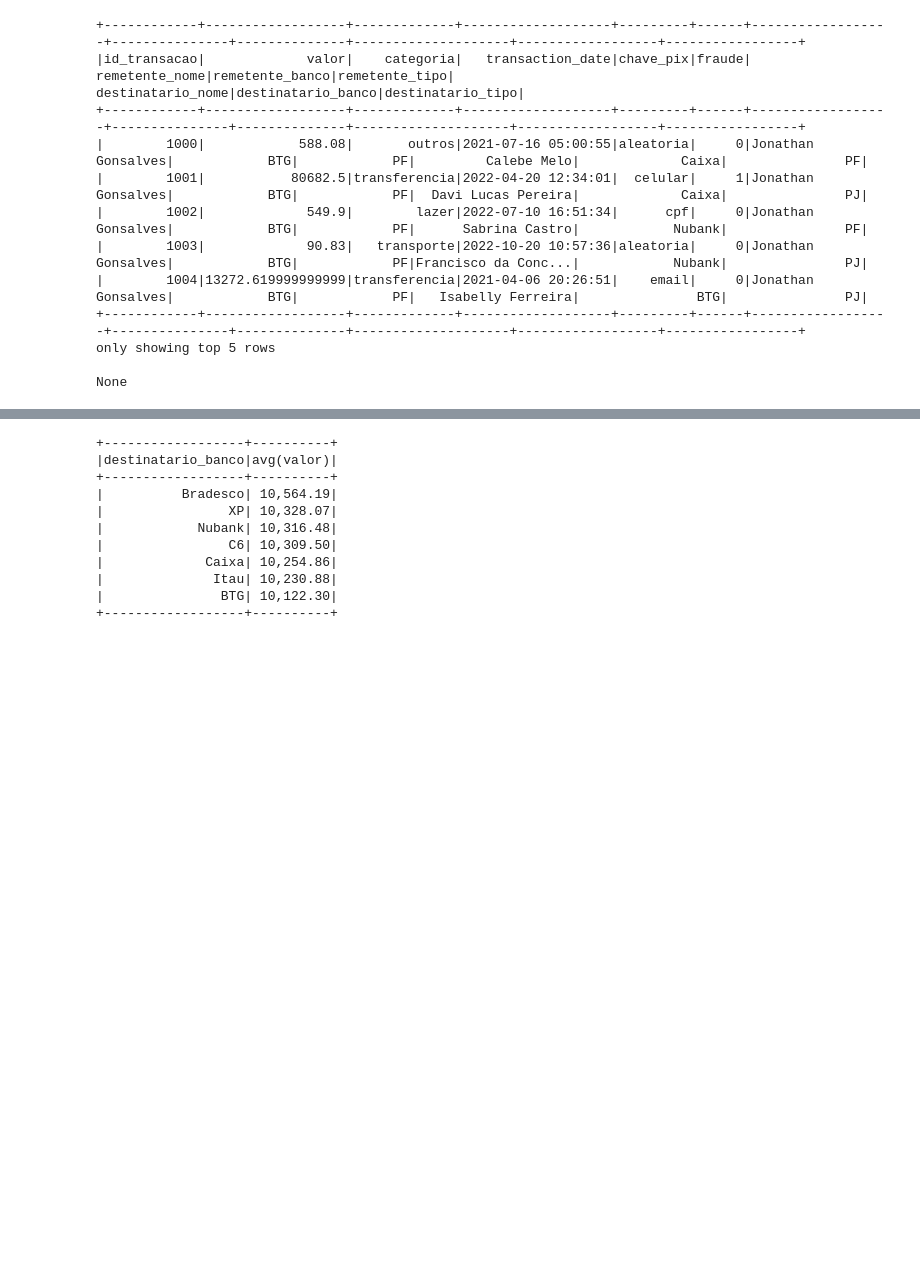
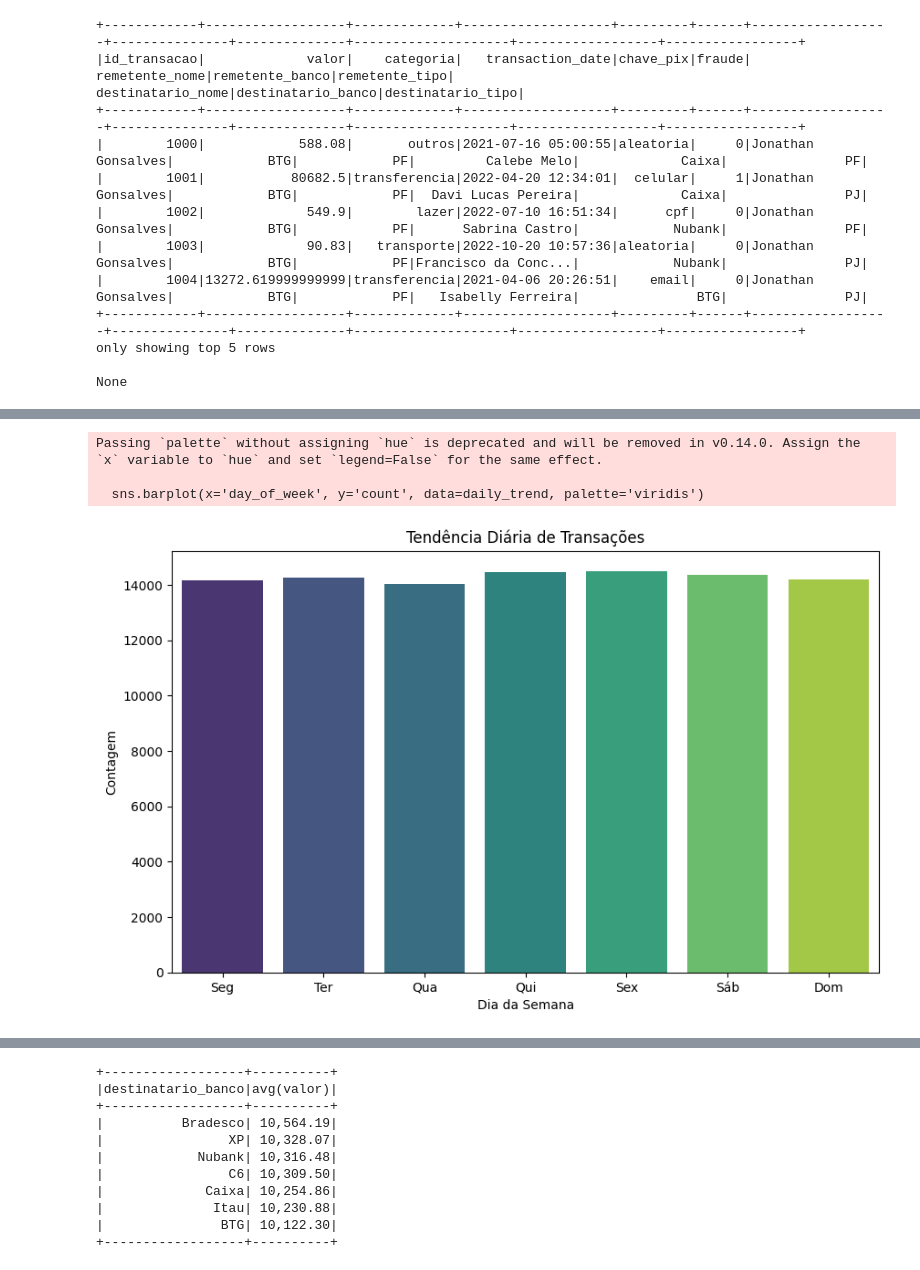
Before and after one commit to jonasaacampos/analise_pix_spark, a Jupyter notebook: analise_big_data_pix.ipynb, the cells around one changed output, grey strips where cells are left out. Cells and saved outputs as stored; diff of their text form; code cells hidden in the pictures; blank space fills up the shorter version.

```diff
--- a/analise_big_data_pix.ipynb
+++ b/analise_big_data_pix.ipynb
@@ -317 +389,37 @@ df_flatten.describe().show()
+# %%
+# Converter data
+df = df.withColumn("transaction_date", col("transaction_date").cast("timestamp"))
+
+# Adicionar coluna do dia da semana
+df = df.withColumn("day_of_week_num", dayofweek("transaction_date"))
+
+# Mapear números para nomes dos dias da semana
+df = df.withColumn("day_of_week", when(col("day_of_week_num") == 1, "Dom")
+                                  .when(col("day_of_week_num") == 2, "Seg")
+                                  .when(col("day_of_week_num") == 3, "Ter")
+                                  .when(col("day_of_week_num") == 4, "Qua")
+                                  .when(col("day_of_week_num") == 5, "Qui")
+                                  .when(col("day_of_week_num") == 6, "Sex")
+                                  .when(col("day_of_week_num") == 7, "Sáb"))
+
+# Agrupar e contar por dia da semana
+daily_trend = df.groupBy("day_of_week").count().orderBy("day_of_week").toPandas()
+
+# Ordenar dias da semana corretamente
+order = ["Seg", "Ter", "Qua", "Qui", "Sex", "Sáb", "Dom"]
+daily_trend['day_of_week'] = pd.Categorical(daily_trend['day_of_week'], categories=order, ordered=True)
+daily_trend = daily_trend.sort_values("day_of_week")
+
+# Plotar
+plt.figure(figsize=(10, 6))
+sns.barplot(x='day_of_week', y='count', data=daily_trend, palette='viridis')
+plt.title('Tendência Diária de Transações')
+plt.xlabel('Dia da Semana')
+plt.ylabel('Contagem')
+plt.show()
+# %% [output]
+Passing `palette` without assigning `hue` is deprecated and will be removed in v0.14.0. Assign the `x` variable to `hue` and set `legend=False` for the same effect.
+
+  sns.barplot(x='day_of_week', y='count', data=daily_trend, palette='viridis')
+[figure, added]
 # %% [markdown]
```
Also changed, not shown: parts of 41 cells of this notebook, 9 other files.
